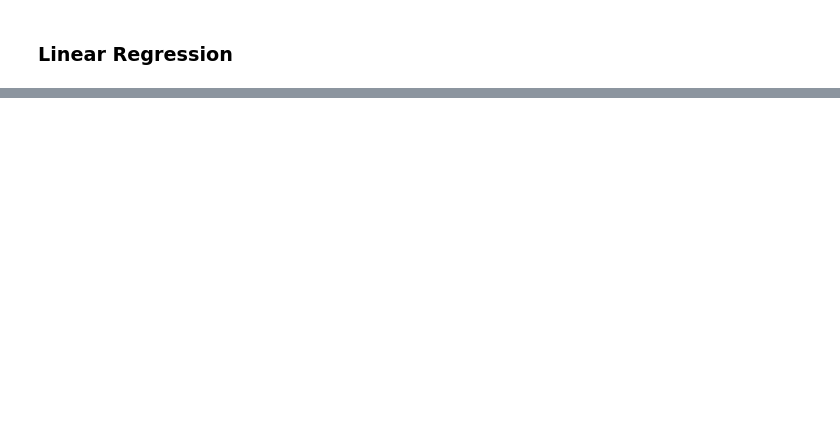
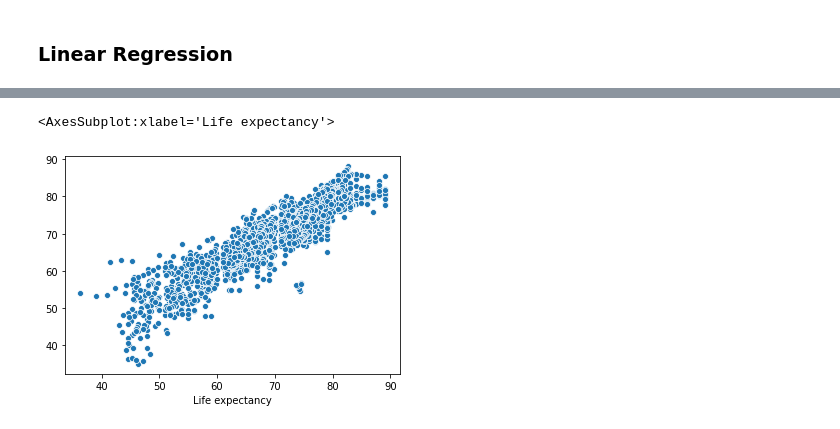
Before and after one commit to Keerthivasan-A/Life-Expectancy-WHO-, a Jupyter notebook: Model building.ipynb, the cells around one changed output, grey strips where cells are left out. Drawn from its saved outputs; the diff is of its cells as text; code cells hidden in the pictures; blank space fills up the shorter version.

```diff
--- a/Model building.ipynb
+++ b/Model building.ipynb
@@ -78 +90,10 @@ Warnings:
 strong multicollinearity or other numerical problems.
+# %%
+lr = LinearRegression()
+lr.fit(x, y)
+y_pred = lr.predict(x)
+# %%
+sns.scatterplot(y, y_pred)
+# %% [output]
+<AxesSubplot:xlabel='Life expectancy'>
+[figure, added]
```
Also changed, not shown: parts of 7 cells of this notebook, 2 other files.
